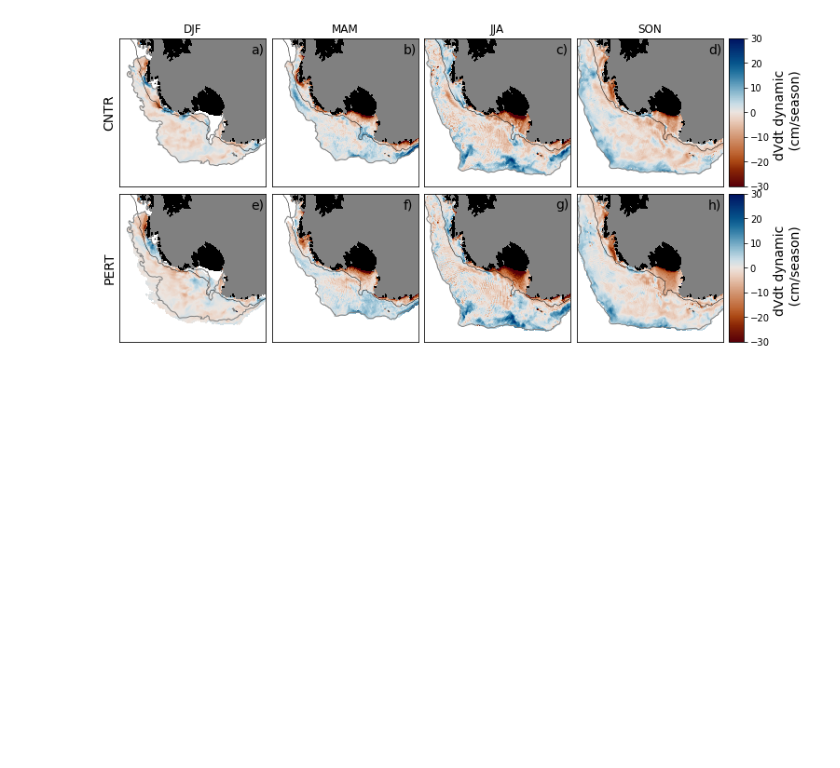
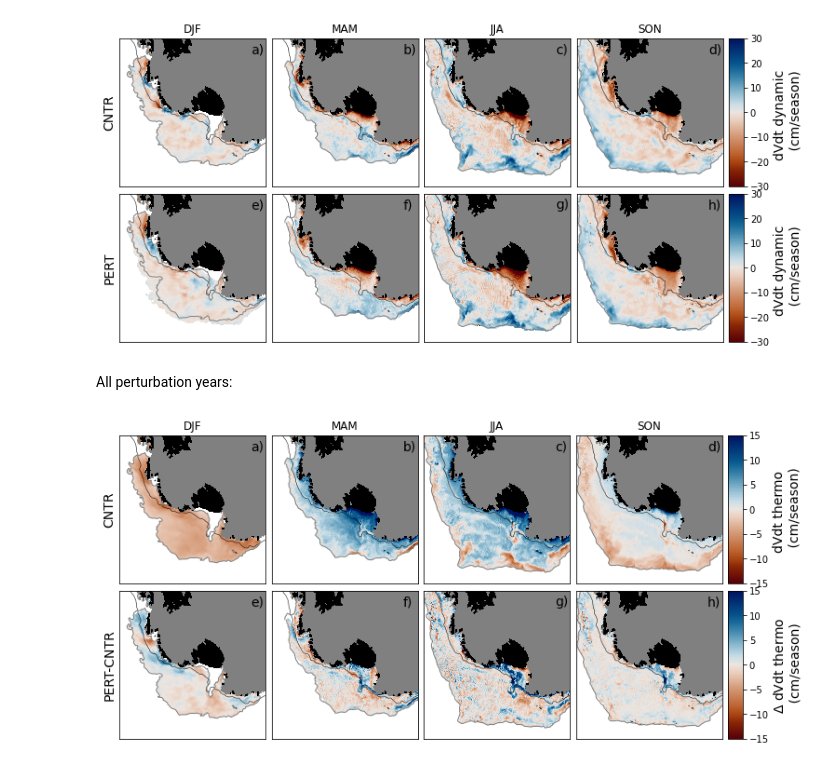
Before and after one commit to wghuneke/MetROMS_BasalMelt_Perturbation, a Jupyter notebook: scripts/Plot_volume_tendency.ipynb, the cells around one changed output. Cells and saved outputs as stored; diff of their text form; code cells hidden in the pictures; blank space fills up the shorter version.

Commit message:
Played around with length of data

```diff
--- a/scripts/Plot_volume_tendency.ipynb
+++ b/scripts/Plot_volume_tendency.ipynb
@@ -38,7 +38,9 @@ lon_cice = id.variables['TLON'][:-15,:-1]
 angle_cice = id.variables['ANGLE'][:-15,:-1]
 id.close()
 
-year = ['2008', '2009', '2010', '2011']
+#year = ['2008', '2009', '2010', '2011']
+#year = ['2002', '2003']
+year = ['2002', '2003', '2004', '2005', '2006', '2007','2008', '2009', '2010', '2011']
 month = ['01', '02', '03', '04', '05', '06', '07', '08', '09', '10', '11', '12']
 
 thermod_m = zeros((len(file_path), len(year), len(month), size(test_dim,0), size(test_dim,1)))
@@ -693,3 +703,65 @@ cbar = colorbar(sc, cax=cbar_ax1)
 cbar.set_label('dVdt dynamic \n (cm/season)', fontsize=ft_size)
 # %% [output]
 [figure]
+# %% [markdown]
+All perturbation years:
+# %%
+# Thermodynamic component
+close('all')
+fig = figure(figsize=(12,6))
+
+gs = gridspec.GridSpec(2, 1, height_ratios=[1, 1], hspace=0.05)
+gs0 = gridspec.GridSpecFromSubplotSpec(1, 5, width_ratios=[1,1,1,1,0.1], \
+        subplot_spec=gs[0], wspace=0.05)
+gs1 = gridspec.GridSpecFromSubplotSpec(1, 5, width_ratios=[1,1,1,1,0.1], \
+        subplot_spec=gs[1], wspace=0.05)
+
+for tt in range(len(season)):
+
+    # dVdT CNTR
+    ax = fig.add_subplot(gs0[0,tt])
+    ax.text(0.9, 0.9, panel_name[tt], fontsize=ft_size, transform=ax.transAxes)
+    title(season[tt])
+    if tt == 0:
+        ylabel('CNTR', fontsize=ft_size)
+    setp(ax.get_yticklabels(), visible=False)
+    setp(ax.get_xticklabels(), visible=False)
+    ax.tick_params(axis='both', which='both', length=0)
+    sc = pcolormesh(x_cice, y_cice, thermod[0,tt,:,:], cmap=Vik_19_r.mpl_colormap, vmin=-30, vmax=30)
+    contourf(x_reg, y_reg, land_circle_metroms, colors='0.5')
+    contourf(x_roms, y_roms, lat_r, colors='0.5')
+    contourf(x_roms, y_roms, zice*1, colors='k')
+    contour(x_roms, y_roms, h, levels=[1000], colors='k', linewidths=0.5)
+    contour(x_cice, y_cice, aice[0][tt,:,:], levels=[aice_extmin], colors='0.5', linewidths=1)
+    xlim(xlim_min, xlim_max)
+    ylim(ylim_min, ylim_max)
+
+    # Delta dVdt (PERT-CNTR)
+    ax = fig.add_subplot(gs1[0,tt])
+    ax.text(0.9, 0.9, panel_name[tt+4], fontsize=ft_size, transform=ax.transAxes)
+    if tt == 0:
+        ylabel('PERT-CNTR', fontsize=ft_size)
+    setp(ax.get_xticklabels(), visible=False)
+    setp(ax.get_yticklabels(), visible=False)
+    ax.tick_params(axis='both', which='both', length=0)
+    #sc = pcolormesh(x_cice, y_cice, thermod[1,tt,:,:], cmap=Vik_19_r.mpl_colormap, vmin=-30, vmax=30)
+    diff = thermod[1,tt,:,:] - thermod[0,tt,:,:]
+    diff[thermod[1,tt,:,:] < -500] = -999
+    sc = pcolormesh(x_cice, y_cice, diff, cmap=Vik_19_r.mpl_colormap, vmin=-15, vmax=15)
+    contourf(x_reg, y_reg, land_circle_metroms, colors='0.5')
+    contourf(x_roms, y_roms, lat_r, colors='0.5')
+    contourf(x_roms, y_roms, zice*1, colors='k')
+    contour(x_roms, y_roms, h, levels=[1000], colors='k', linewidths=0.5)
+    contour(x_cice, y_cice, aice[0][tt,:,:], levels=[aice_extmin], colors='0.5', linewidths=1)
+    xlim(xlim_min, xlim_max)
+    ylim(ylim_min, ylim_max)
+
+# Add colorbars
+cbar_ax0 = fig.add_subplot(gs0[:,-1])
+cbar = colorbar(sc, cax=cbar_ax0)
+cbar.set_label('dVdt thermo \n (cm/season)', fontsize=ft_size)
+cbar_ax1 = fig.add_subplot(gs1[:,-1])
+cbar = colorbar(sc, cax=cbar_ax1)
+cbar.set_label('$\Delta$ dVdt thermo \n (cm/season)', fontsize=ft_size)
+# %% [output]
+[figure, added]
```
Also changed, not shown: parts of 11 cells of this notebook.
